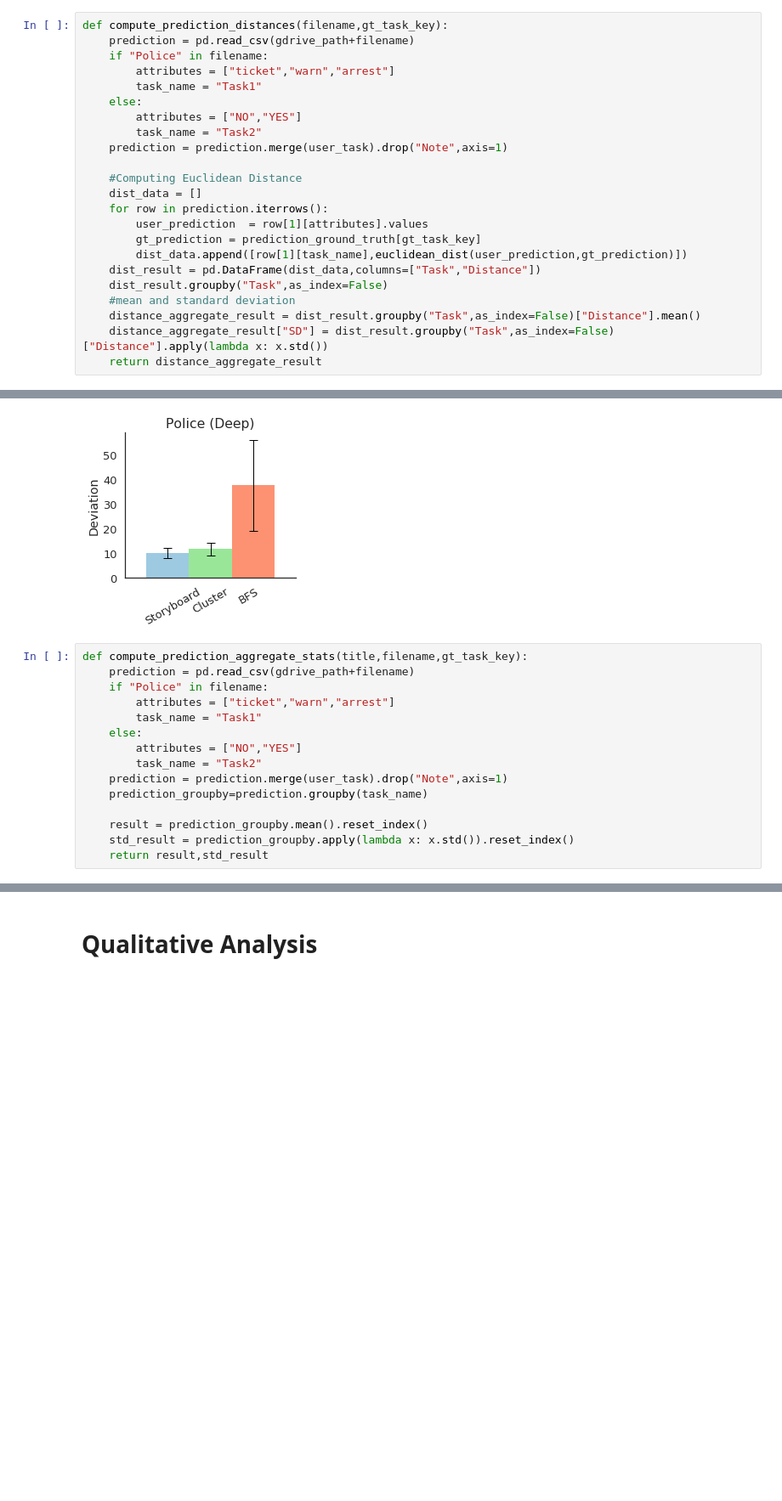
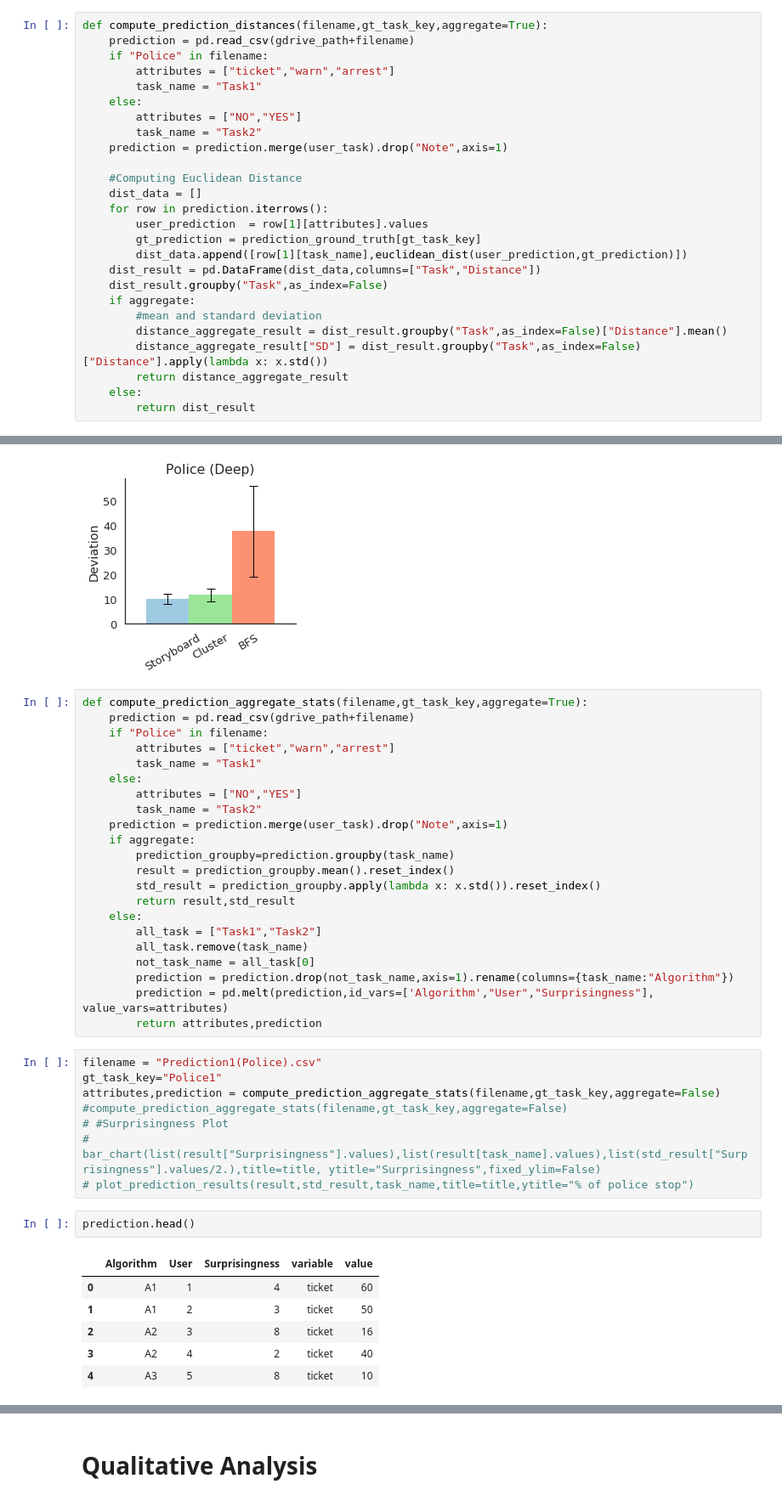
Before and after one commit to dorisjlee/viz-summarization, a Jupyter notebook: ipynb/User Study Results and Paper Statistics.ipynb, the cells around one changed output, grey strips where cells are left out. Shown at 85% size. Saved outputs shown, nothing was run; the diff lists cells and outputs as text; blank space fills up the shorter version.

Commit message:
user study pandas output

```diff
--- a/ipynb/User Study Results and Paper Statistics.ipynb
+++ b/ipynb/User Study Results and Paper Statistics.ipynb
@@ -213,7 +213,7 @@ def euclidean_dist(x,y):
     y = np.array(y)
     return np.sqrt(np.sum(((x-y)**2)))
 # %%
-def compute_prediction_distances(filename,gt_task_key):
+def compute_prediction_distances(filename,gt_task_key,aggregate=True):
     prediction = pd.read_csv(gdrive_path+filename)
     if "Police" in filename:
         attributes = ["ticket","warn","arrest"]
@@ -231,7 +231,10 @@ def compute_prediction_distances(filename,gt_task_key):
         dist_data.append([row[1][task_name],euclidean_dist(user_prediction,gt_prediction)])
     dist_result = pd.DataFrame(dist_data,columns=["Task","Distance"])
     dist_result.groupby("Task",as_index=False)
-    #mean and standard deviation
-    distance_aggregate_result = dist_result.groupby("Task",as_index=False)["Distance"].mean()
-    distance_aggregate_result["SD"] = dist_result.groupby("Task",as_index=False)["Distance"].apply(lambda x: x.std())
-    return distance_aggregate_result
+    if aggregate:
+        #mean and standard deviation
+        distance_aggregate_result = dist_result.groupby("Task",as_index=False)["Distance"].mean()
+        distance_aggregate_result["SD"] = dist_result.groupby("Task",as_index=False)["Distance"].apply(lambda x: x.std())
+        return distance_aggregate_result
+    else:
+        return dist_result
@@ -292,7 +308,7 @@ bar_chart(list(result["Distance"].values),["Storyboard","Cluster","BFS"],title="
 # %% [output]
 [figure]
 # %%
-def compute_prediction_aggregate_stats(title,filename,gt_task_key):
+def compute_prediction_aggregate_stats(filename,gt_task_key,aggregate=True):
     prediction = pd.read_csv(gdrive_path+filename)
     if "Police" in filename:
         attributes = ["ticket","warn","arrest"]
@@ -301,8 +317,32 @@ def compute_prediction_aggregate_stats(title,filename,gt_task_key):
         attributes = ["NO","YES"]
         task_name = "Task2"
     prediction = prediction.merge(user_task).drop("Note",axis=1)
-    prediction_groupby=prediction.groupby(task_name)
-
-    result = prediction_groupby.mean().reset_index()
-    std_result = prediction_groupby.apply(lambda x: x.std()).reset_index()
-    return result,std_result
+    if aggregate:
+        prediction_groupby=prediction.groupby(task_name)
+        result = prediction_groupby.mean().reset_index()
+        std_result = prediction_groupby.apply(lambda x: x.std()).reset_index()
+        return result,std_result
+    else:
+        all_task = ["Task1","Task2"]
+        all_task.remove(task_name)
+        not_task_name = all_task[0]
+        prediction = prediction.drop(not_task_name,axis=1).rename(columns={task_name:"Algorithm"})
+        prediction = pd.melt(prediction,id_vars=['Algorithm',"User","Surprisingness"], value_vars=attributes)
+        return attributes,prediction
+# %%
+filename = "Prediction1(Police).csv"
+gt_task_key="Police1"
+attributes,prediction = compute_prediction_aggregate_stats(filename,gt_task_key,aggregate=False)
+#compute_prediction_aggregate_stats(filename,gt_task_key,aggregate=False)
+# #Surprisingness Plot
+# bar_chart(list(result["Surprisingness"].values),list(result[task_name].values),list(std_result["Surprisingness"].values/2.),title=title, ytitle="Surprisingness",fixed_ylim=False)
+# plot_prediction_results(result,std_result,task_name,title=title,ytitle="% of police stop")
+# %%
+prediction.head()
+# %% [output]
+|  | Algorithm | User | Surprisingness | variable | value |
+| 0 | A1 | 1 | 4 | ticket | 60 |
+| 1 | A1 | 2 | 3 | ticket | 50 |
+| 2 | A2 | 3 | 8 | ticket | 16 |
+| 3 | A2 | 4 | 2 | ticket | 40 |
+| 4 | A3 | 5 | 8 | ticket | 10 |
```
Also changed, not shown: parts of 6 cells of this notebook, 1 other file.
